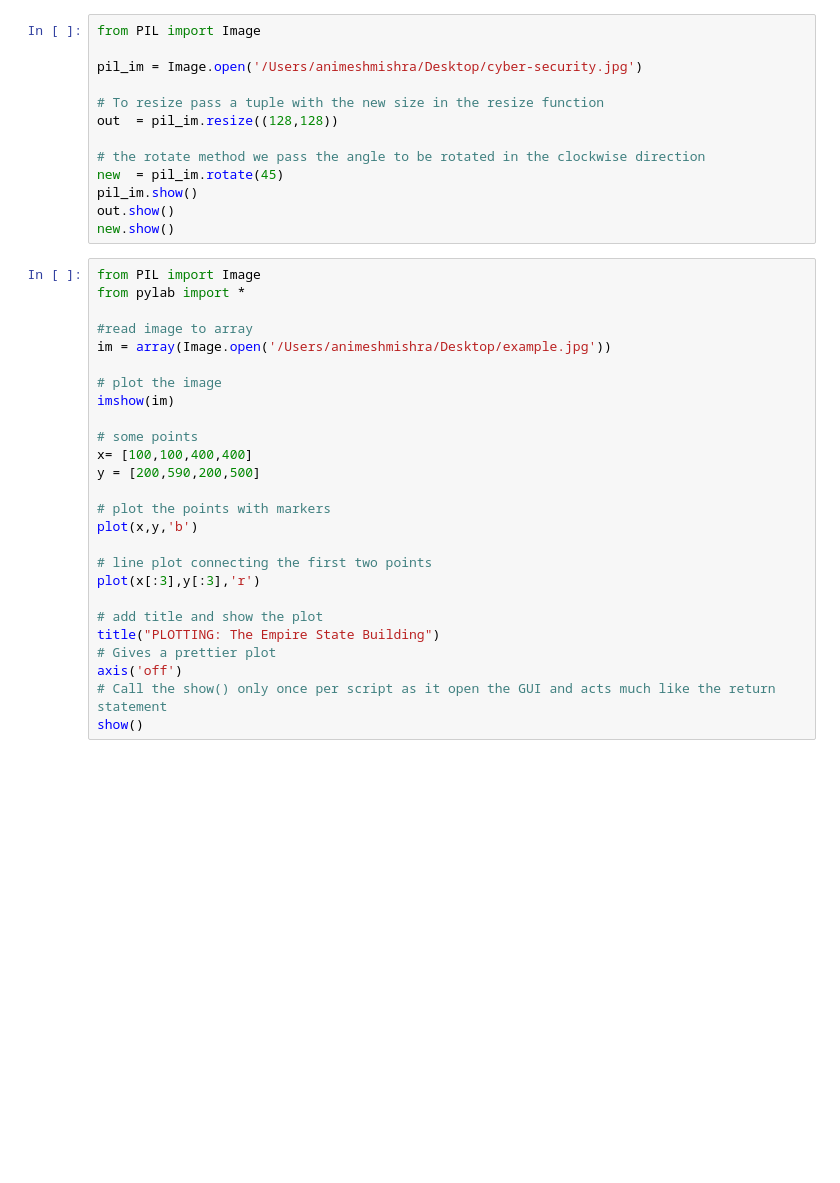
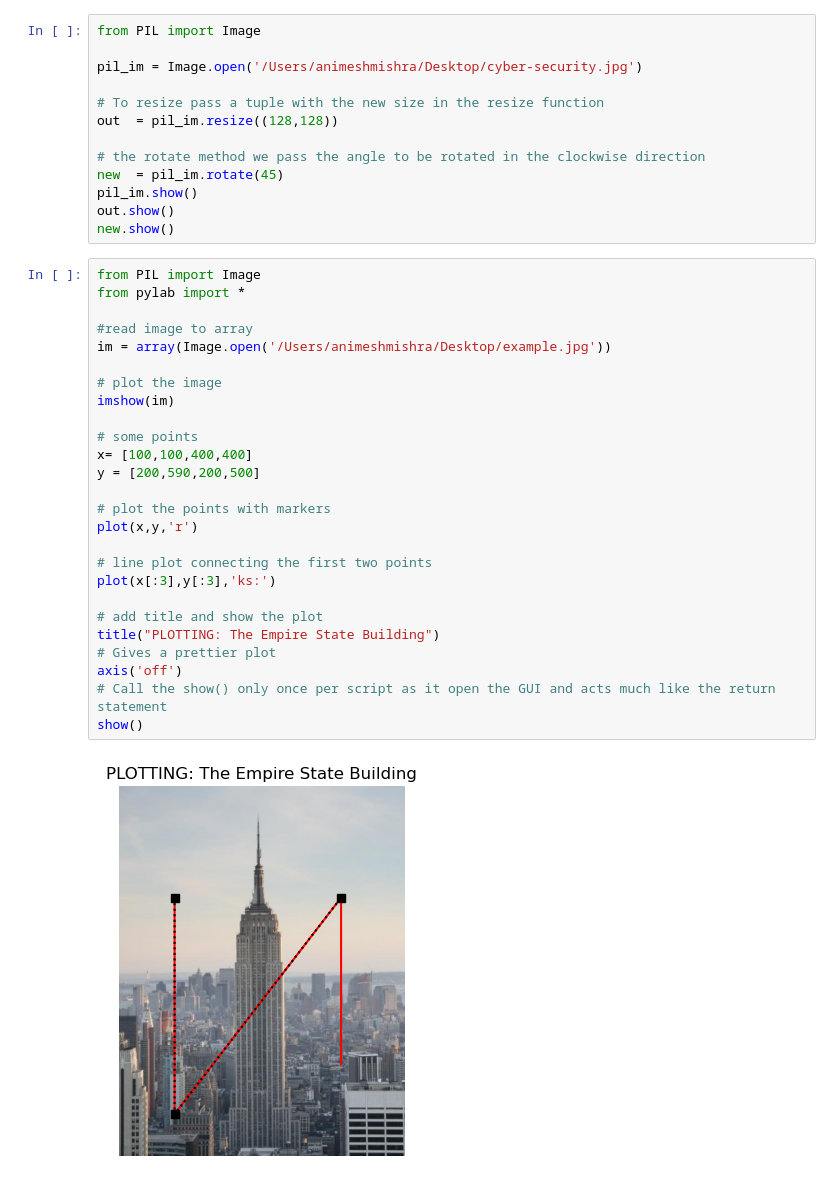
Before and after one commit to AnimeshM21/learnCV, a Jupyter notebook: CH1_BasicImageHandlingAndProcessing.ipynb, the cells around one changed output. Cells and saved outputs as stored; diff of their text form; blank space fills up the shorter version.

```diff
--- a/CH1_BasicImageHandlingAndProcessing.ipynb
+++ b/CH1_BasicImageHandlingAndProcessing.ipynb
@@ -63,26 +63,28 @@ new.show()
 # %%
 from PIL import Image
 from pylab import *
 
 #read image to array
 im = array(Image.open('/Users/animeshmishra/Desktop/example.jpg'))
 
 # plot the image
 imshow(im)
 
 # some points
 x= [100,100,400,400]
 y = [200,590,200,500]
 
 # plot the points with markers
-plot(x,y,'b')
+plot(x,y,'r')
 
 # line plot connecting the first two points
-plot(x[:3],y[:3],'r')
+plot(x[:3],y[:3],'ks:')
 
 # add title and show the plot
 title("PLOTTING: The Empire State Building")
 # Gives a prettier plot
 axis('off')
 # Call the show() only once per script as it open the GUI and acts much like the return statement
 show()
+# %% [output]
+[figure, added]
```
Also changed, not shown: parts of 1 cell of this notebook.
